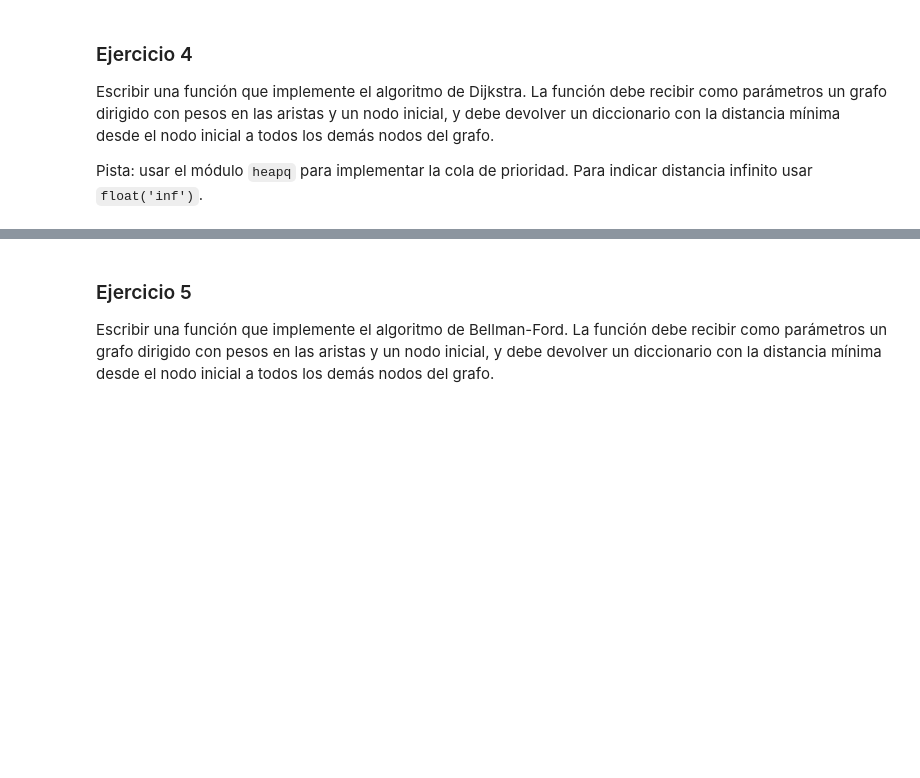
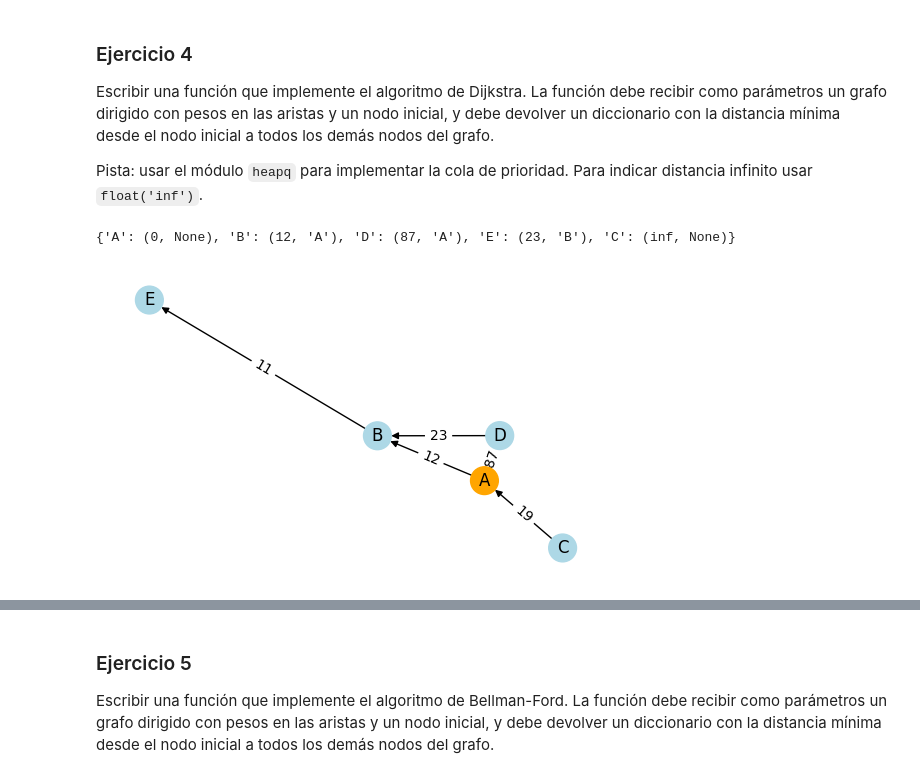
Before and after one commit to Tony-2805/guias-EDD-UNTREF, a Jupyter notebook: 2_Grafos_Guia-2.ipynb, the cells around one changed output, grey strips where cells are left out. Cells and saved outputs as stored; diff of their text form; code cells hidden in the pictures; blank space fills up the shorter version.

```diff
--- a/2_Grafos_Guia-2.ipynb
+++ b/2_Grafos_Guia-2.ipynb
@@ -71,19 +103,29 @@ def camino_minimo_dijkstra(grafo, origen):
 # %%
 import networkx as nx
 import matplotlib.pyplot as plt
 
 grafo = nx.DiGraph()
-grafo.add_weighted_edges_from([("A", "B", 12), ("A", "D", 87), ("B", "E", 11), ("C", "A", 19), ("D", "B", 23)])
-origen = "A"
+grafo.add_weighted_edges_from([
+    ('A', 'B', 12),
+    ('A', 'D', 87),
+    ('B', 'E', 11),
+    ('C', 'A', 19),
+    ('D', 'B', 23)
+])
+origen = 'A'
 distancias = camino_minimo_dijkstra(grafo, origen)
 print(distancias)
 
-node_colors = ["orange" if n == origen else "lightblue" for n in grafo.nodes]
+
+node_colors = ['orange' if n == origen else 'lightblue' for n in grafo.nodes]
 pos = nx.spring_layout(grafo, seed=42)  # Generate positions for current graph
-labels = nx.get_edge_attributes(grafo, "weight")  # Get edge labels for current graph
+labels = nx.get_edge_attributes(grafo, 'weight')  # Get edge labels for current graph
 plt.figure(figsize=(5, 3))
 nx.draw(grafo, pos, with_labels=True, node_color=node_colors, node_size=400, arrows=True)
 nx.draw_networkx_edge_labels(grafo, pos, edge_labels=labels)
 plt.show()
+# %% [output]
+{'A': (0, None), 'B': (12, 'A'), 'D': (87, 'A'), 'E': (23, 'B'), 'C': (inf, None)}
+[figure, added]
 # %%
 from unittest import TestCase, main
```
Also changed, not shown: parts of 17 cells of this notebook, 4 other files.
